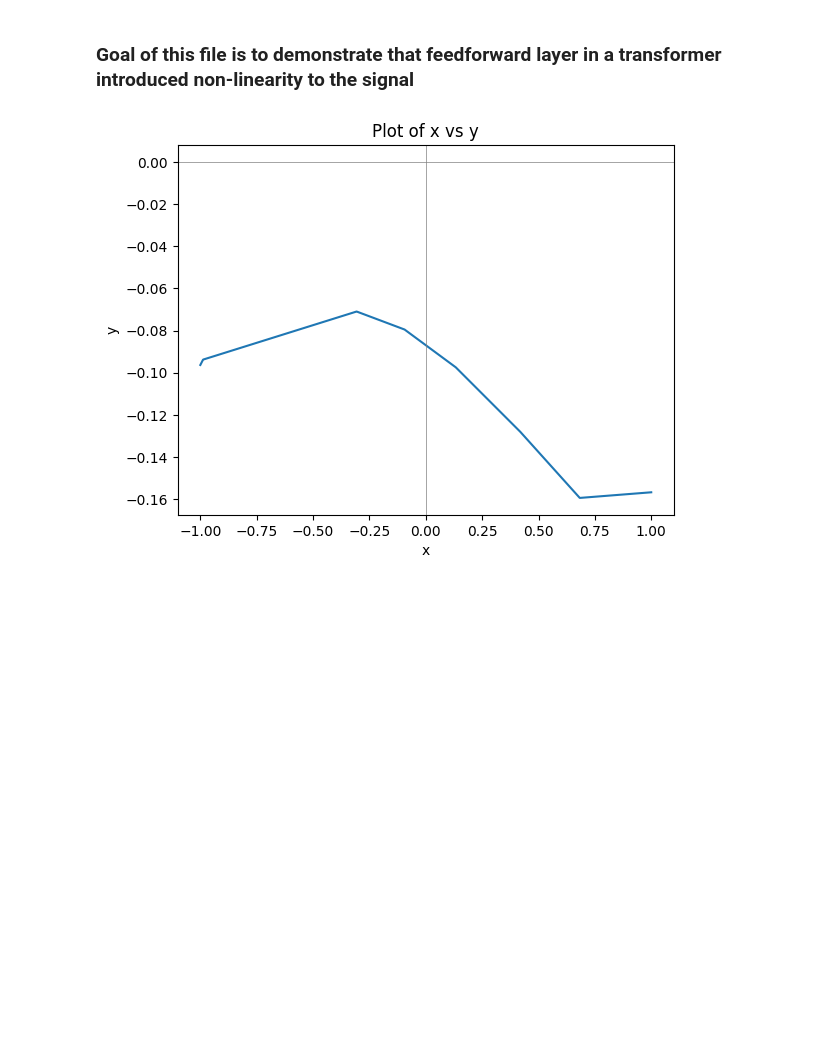
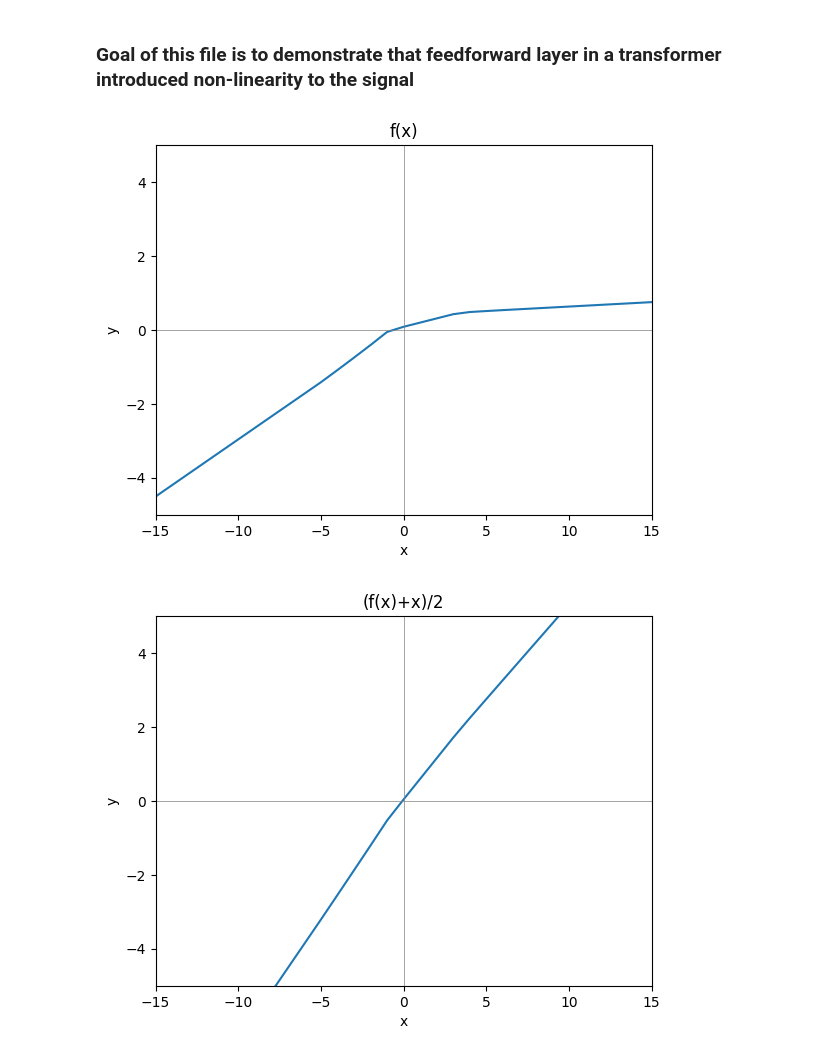
Before and after one commit to askarkg12/transformer_study, a Jupyter notebook: visual_demo/ff_nonlinearity.ipynb, the cells around one changed output. Saved outputs shown, nothing was run; the diff lists cells and outputs as text; code cells hidden in the pictures; blank space fills up the shorter version.

Commit message:
Update to show residual, also add some cool plots

```diff
--- a/visual_demo/ff_nonlinearity.ipynb
+++ b/visual_demo/ff_nonlinearity.ipynb
@@ -5,35 +5,42 @@ import torch
 import torch.nn as nn
 # %%
 import matplotlib.pyplot as plt
-def plot_tensor(y:torch.Tensor, x:torch.Tensor):
+def plot_tensor(y:torch.Tensor, x:torch.Tensor, label:str):
     plt.plot(x.detach().numpy(),y.detach().numpy())
     plt.xlabel('x')
     plt.ylabel('y')
-    plt.title('Plot of x vs y')
+    plt.title(label)
     # y_min = max(y.min().item(), x.min().item())
     # y_max = min(y.max().item(), x.max().item())
     # x_min = max(x.min().item(), y.min().item())
     # x_max = min(x.max().item(), y.max().item())
     # margin = 0.5
-    # plt.xlim(x_min-margin, x_max+margin)
-    # plt.ylim(y_min-margin, y_max+margin)
+    plt.xlim(-15, 15)
+
+    plt.ylim(-5, 5)
     plt.axhline(0, color='gray', linewidth=0.5)
     plt.axvline(0, color='gray', linewidth=0.5)
     plt.show()
 # %%
 x = torch.tensor([x for x in range(-1000,1000+1)], dtype=torch.float32)
 # %%
-higher_dim = 15
+higher_dim = 10
 
 ff = nn.Sequential(
     nn.Linear(1, higher_dim),
     nn.ReLU(),
     nn.Linear(higher_dim, 1)
 )
 
+ff_linear = nn.Sequential(ff[0], ff[2])
+
 def f(x):
     return ff(x.unsqueeze(-1)).squeeze(-1)
 
-plot_tensor(f(x), x)
+plot_tensor(f(x), x, label='f(x)')
+plot_tensor((f(x)+x)/2, x, label='(f(x)+x)/2')
+plot_tensor(ff_linear(x.unsqueeze(-1)).squeeze(-1), x, label='linear_feedforward(x)')
+plot_tensor(x,x, label='x')
 # %% [output]
-[figure, old version]
+[figure, new version]
+[figure, added]
```
Also changed, not shown: parts of 1 cell of this notebook, 4 other files.
